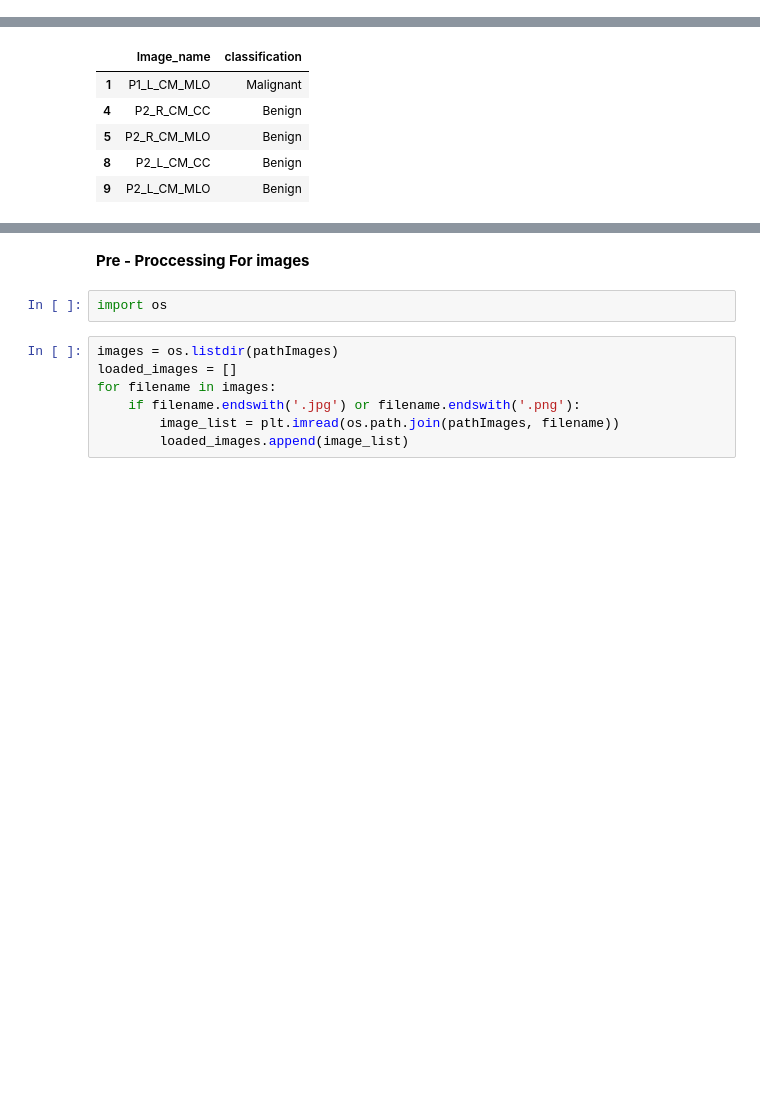
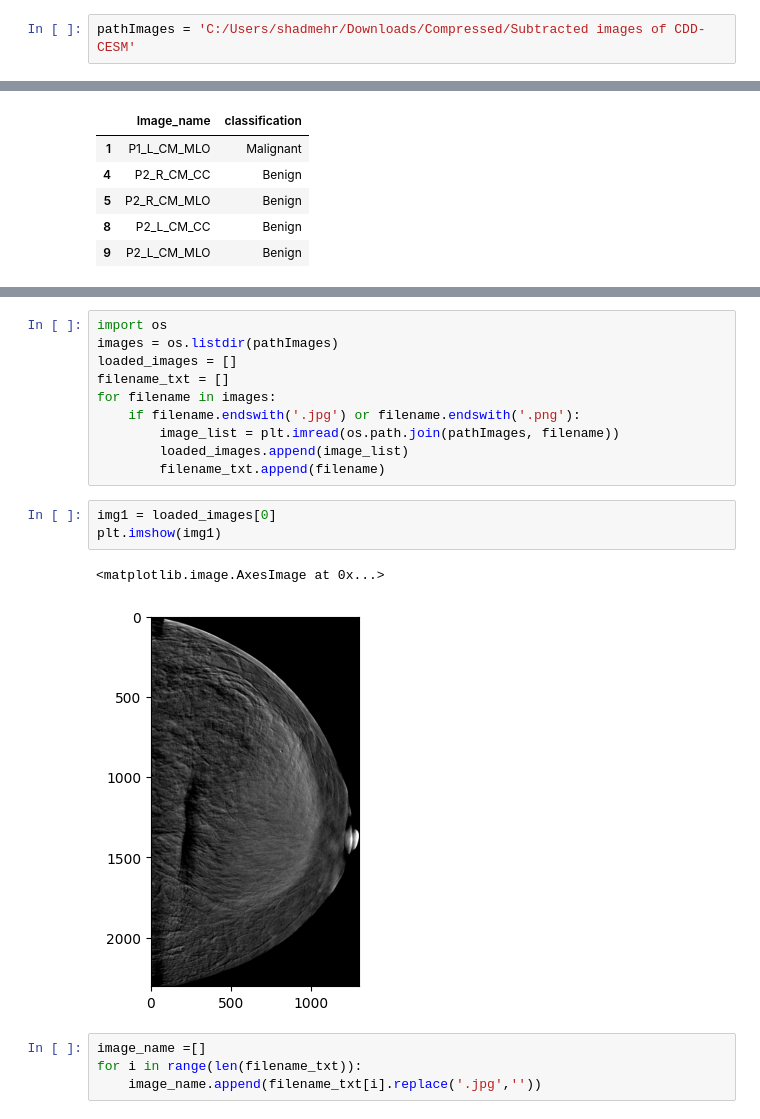
Before and after one commit to RexGod/DataMining_Pgu_Nueral_Network, a Jupyter notebook: finalProject.ipynb, the cells around one changed output, grey strips where cells are left out. Drawn from its saved outputs; the diff is of its cells as text; blank space fills up the shorter version.

```diff
--- a/finalProject.ipynb
+++ b/finalProject.ipynb
@@ -58,0 +6,2 @@ https://pandas.pydata.org/docs/reference/api/pandas.DataFrame.rename.html
+# %%
+pathImages = 'C:/Users/shadmehr/Downloads/Compressed/Subtracted images of CDD-CESM'
@@ -95,11 +34,20 @@ malignant_class.head()
-# %% [markdown]
-**Pre - Proccessing For images**
-# %%
-import os
 # %%
+import os
 images = os.listdir(pathImages)
 loaded_images = []
+filename_txt = []
 for filename in images:
     if filename.endswith('.jpg') or filename.endswith('.png'):
         image_list = plt.imread(os.path.join(pathImages, filename))
         loaded_images.append(image_list)
+        filename_txt.append(filename)
+# %%
+img1 = loaded_images[0]
+plt.imshow(img1)
+# %% [output]
+<matplotlib.image.AxesImage at 0x...>
+[figure, added]
+# %%
+image_name =[]
+for i in range(len(filename_txt)):
+    image_name.append(filename_txt[i].replace('.jpg',''))
```
Also changed, not shown: parts of 32 cells of this notebook.
